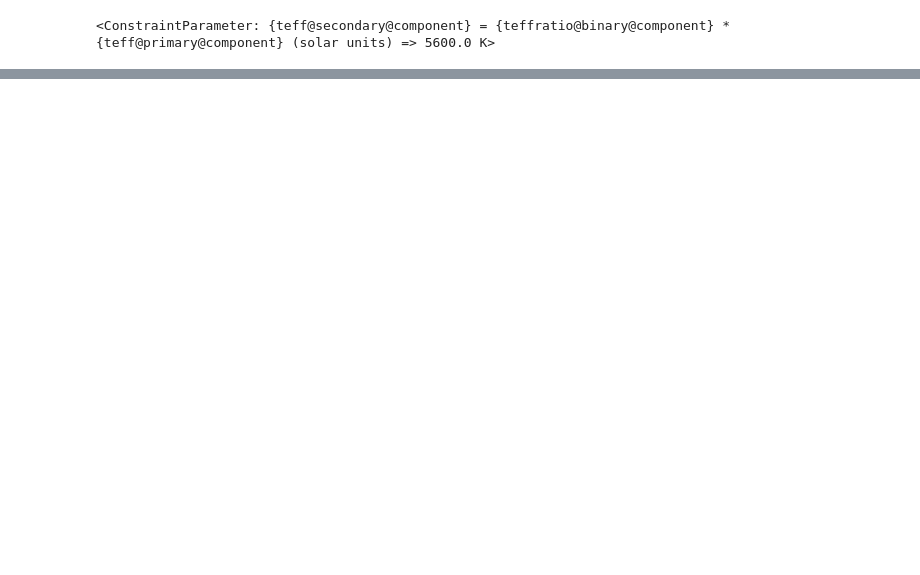
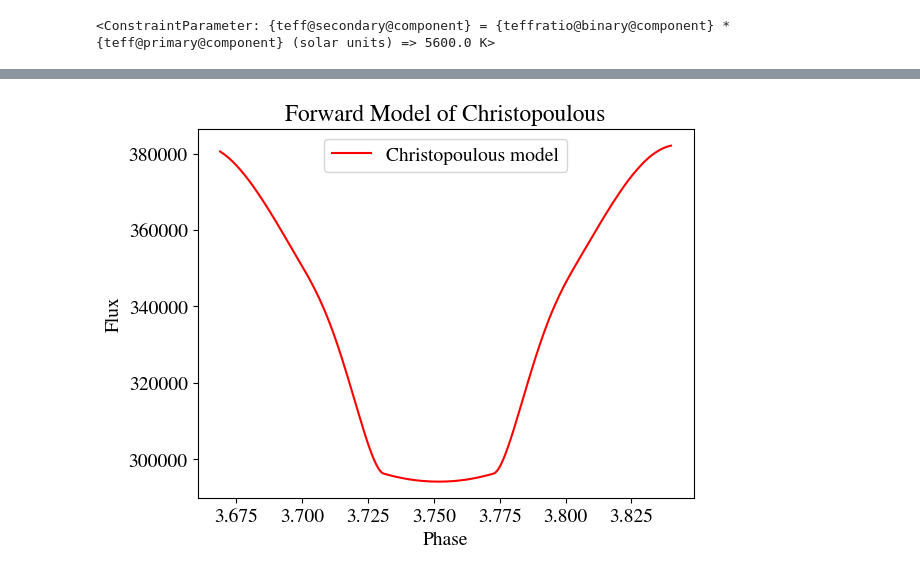
Before and after one commit to sagesanto/contactBinaries, a Jupyter notebook: phoebe_inverseProb.ipynb, the cells around one changed output, grey strips where cells are left out. Cells and saved outputs as stored; diff of their text form; code cells hidden in the pictures; blank space fills up the shorter version.

```diff
--- a/phoebe_inverseProb.ipynb
+++ b/phoebe_inverseProb.ipynb
@@ -287,0 +306,53 @@ KeyboardInterrupt:
+# %%
+out_df1 = pd.DataFrame()
+out_df2 = pd.DataFrame()
+out_df3 = pd.DataFrame()
+
+
+d = b.get_dataset("lc01").get_parameter(qualifier='fluxes')._value.value # W/m^2
+t = b.get_dataset("lc01").get_parameter(qualifier='times')._value.value # Julian?
+# out_df["fluxes"] = d
+# out_df["times"] = t
+
+
+
+s = b["ebai_knn@ebai_knn_sol@ebai@solution"]
+
+out_df1["ebai_phase"] = b["ebai_phases@ebai_knn@ebai_knn_sol@ebai@solution"]._value.value
+out_df1["ebai_fluxes"] = b["ebai_fluxes@ebai_knn@ebai_knn_sol@ebai@solution"]._value.value
+
+out_df2["input_phases"] = b["input_phases@ebai_knn@ebai_knn_sol@ebai@solution"]._value.value
+out_df2["input_fluxes"] = b["input_fluxes@ebai_knn@ebai_knn_sol@ebai@solution"]._value.value
+
+out_df3["christ_phases"] = b["times@lc01@default@model"]._value.value
+out_df3["christ_fluxes"] = b["fluxes@default@model"]._value.value
+
+# for param in s._params:
+#     print(param._qualifier,"-",param._description)
+# # print(s._description)
+# # print(s.__dict__)
+# print("--")
+# v = b["fitted_values@ebai_knn@ebai_knn_sol@ebai@solution"]
+# # print(s.__dict__)
+# print(v)
+# print("---")
+# print(v.__dict__)
+
+# plt.scatter(t,d)
+# plt.scatter(out_df2["input_phases"], out_df2["input_fluxes"], label="Observed",alpha=0.5,s=0.5)
+
+# plt.plot(out_df1["ebai_phase"], out_df1["ebai_fluxes"], label="EBAI model",c="orange")
+plt.plot(out_df3["christ_phases"], out_df3["christ_fluxes"], label="Christopoulous model",c="red")
+
+plt.legend()
+plt.ylabel("Flux")
+plt.xlabel("Phase")
+plt.title("Forward Model of Christopoulous")
+plt.savefig("christ_fit.png")
+plt.show()
+# out_df["times"] = np.array(b.get_dataset("lc01").get_parameter(qualifier='times'))
+# out_df["fluxes"] = np.array()
+
+# ValueError: 13 results found: ['orbit@ebai_knn@ebai_knn_sol@ebai@solution', 'input_phases@ebai_knn@ebai_knn_sol@ebai@solution', 'input_fluxes@ebai_knn@ebai_knn_sol@ebai@solution', 'input_sigmas@ebai_knn@ebai_knn_sol@ebai@solution', 'ebai_phases@ebai_knn@ebai_knn_sol@ebai@solution', 'ebai_fluxes@ebai_knn@ebai_knn_sol@ebai@solution', 'fitted_twigs@ebai_knn@ebai_knn_sol@ebai@solution', 'fitted_values@ebai_knn@ebai_knn_sol@ebai@solution', 'fitted_units@ebai_knn@ebai_knn_sol@ebai@solution', 'adopt_parameters@ebai_knn@ebai_knn_sol@ebai@solution', 'adopt_distributions@ebai_knn@ebai_knn_sol@ebai@solution', 'adopt_values@ebai_knn@ebai_knn_sol@ebai@solution', 'comments@ebai_knn@ebai_knn_sol@ebai@solution']
+# %% [output]
+[figure, added]
```
Also changed, not shown: parts of 13 cells of this notebook, 2 other files.
